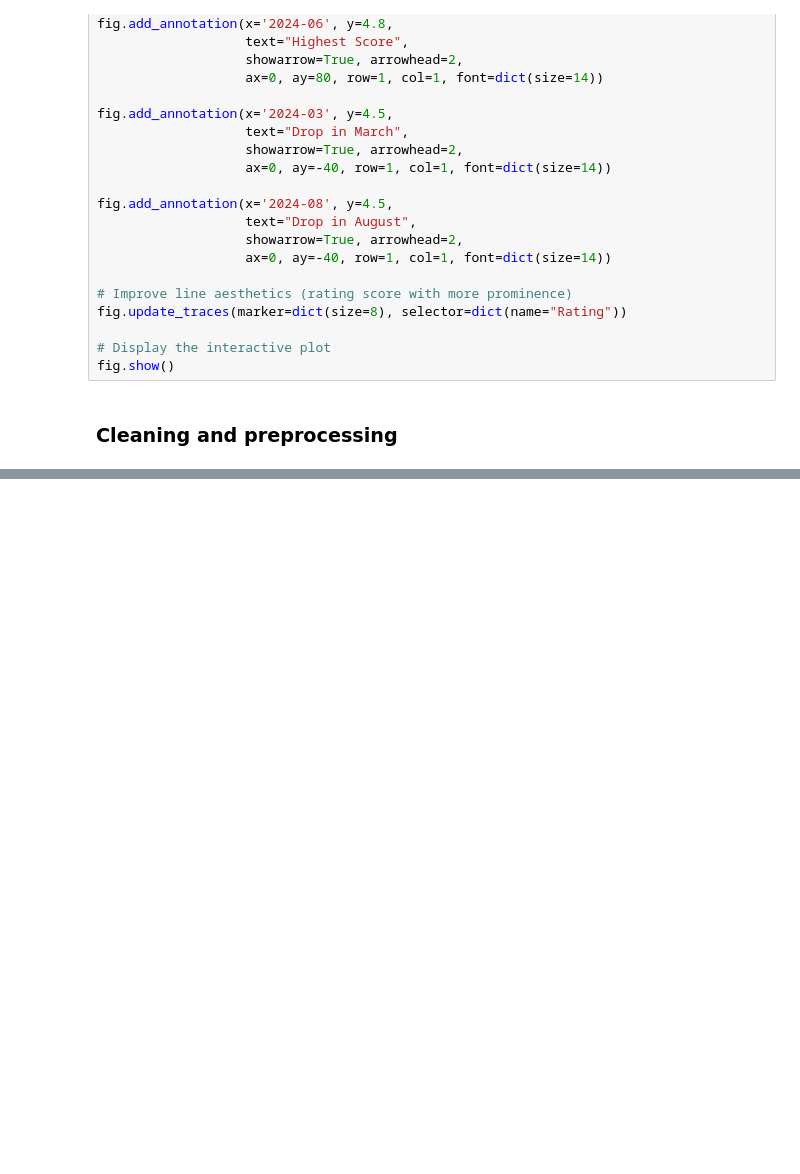
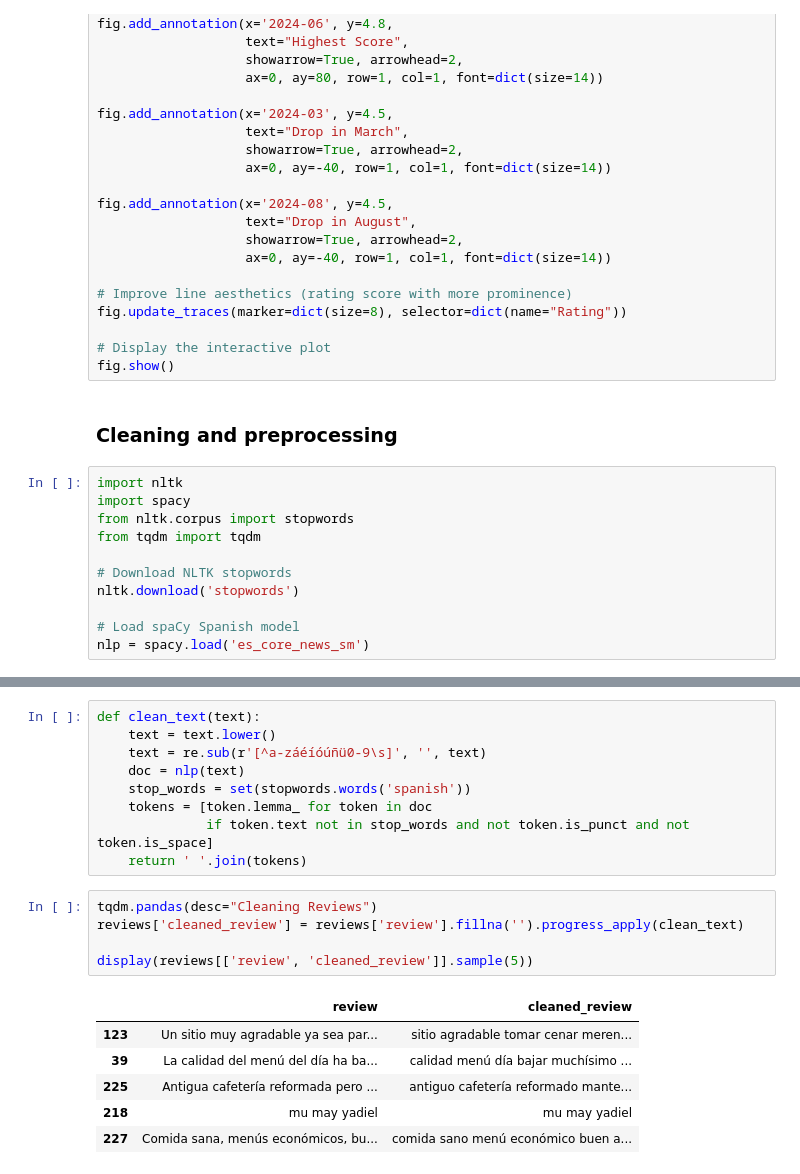
Before and after one commit to EAlmazanG/sensentiment-analysis-reviews, a Jupyter notebook: notebooks/sentiment_analysis.ipynb, the cells around one changed output, grey strips where cells are left out. Cells and saved outputs as stored; diff of their text form; blank space fills up the shorter version.

Commit message:
clean and tokenize reviews

```diff
--- a/notebooks/sentiment_analysis.ipynb
+++ b/notebooks/sentiment_analysis.ipynb
@@ -192,3 +190,14 @@ fig.update_traces(marker=dict(size=8), selector=dict(name="Rating"))
 fig.show()
 # %% [markdown]
 ### Cleaning and preprocessing
+# %%
+import nltk
+import spacy
+from nltk.corpus import stopwords
+from tqdm import tqdm
+
+# Download NLTK stopwords
+nltk.download('stopwords')
+
+# Load spaCy Spanish model
+nlp = spacy.load('es_core_news_sm')
@@ -194,0 +208,21 @@ fig.show()
+# %%
+def clean_text(text):
+    text = text.lower()
+    text = re.sub(r'[^a-záéíóúñü0-9\s]', '', text)
+    doc = nlp(text)
+    stop_words = set(stopwords.words('spanish'))
+    tokens = [token.lemma_ for token in doc
+              if token.text not in stop_words and not token.is_punct and not token.is_space]
+    return ' '.join(tokens)
+# %%
+tqdm.pandas(desc="Cleaning Reviews")
+reviews['cleaned_review'] = reviews['review'].fillna('').progress_apply(clean_text)
+
+display(reviews[['review', 'cleaned_review']].sample(5))
+# %% [output]
+|  | review | cleaned_review |
+| 123 | Un sitio muy agradable ya sea par... | sitio agradable tomar cenar meren... |
+| 39 | La calidad del menú del día ha ba... | calidad menú día bajar muchísimo ... |
+| 225 | Antigua cafetería reformada pero ... | antiguo cafetería reformado mante... |
+| 218 | mu may yadiel | mu may yadiel |
+| 227 | Comida sana, menús económicos, bu... | comida sano menú económico buen a... |
```
Also changed, not shown: parts of 2 cells of this notebook.
